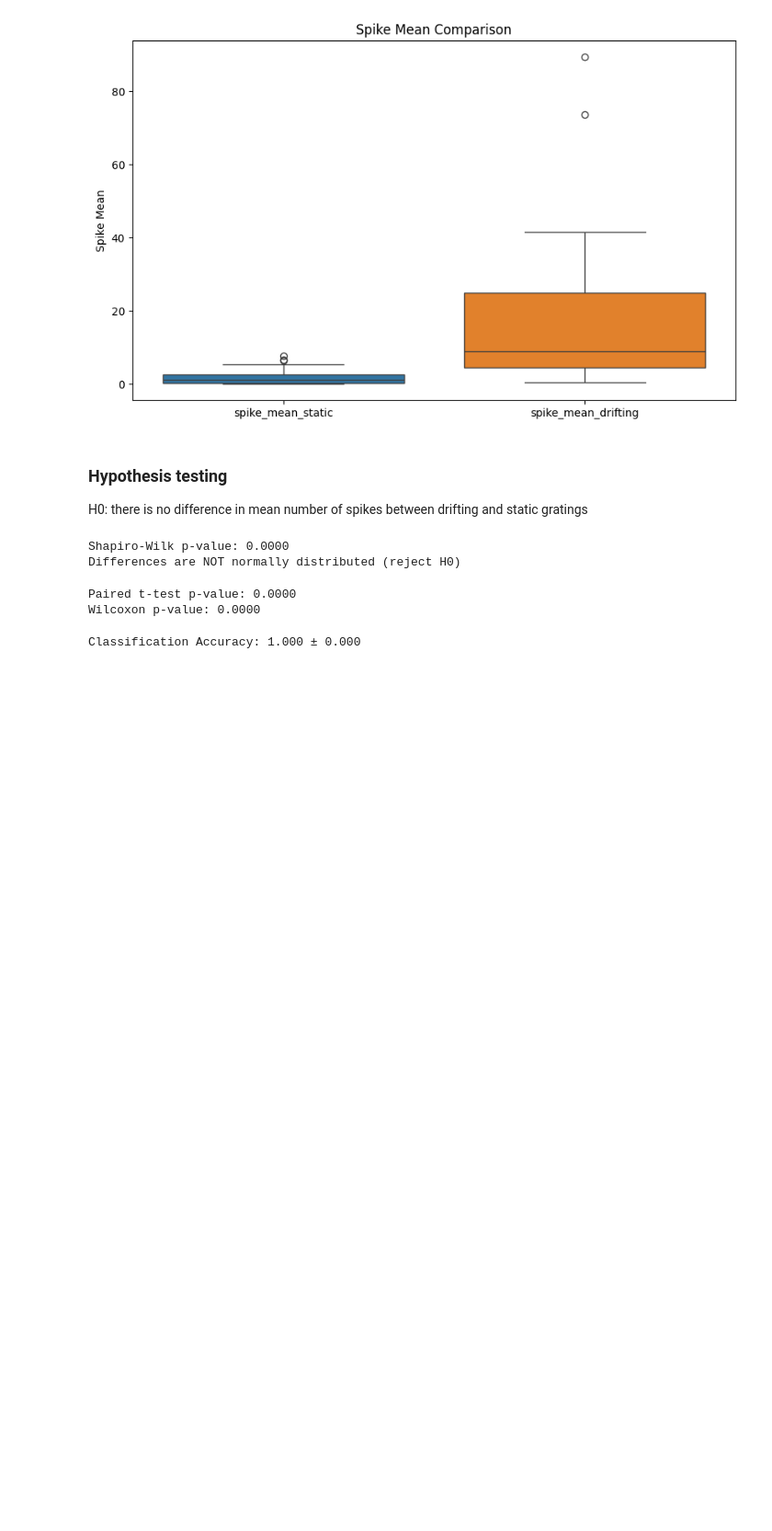
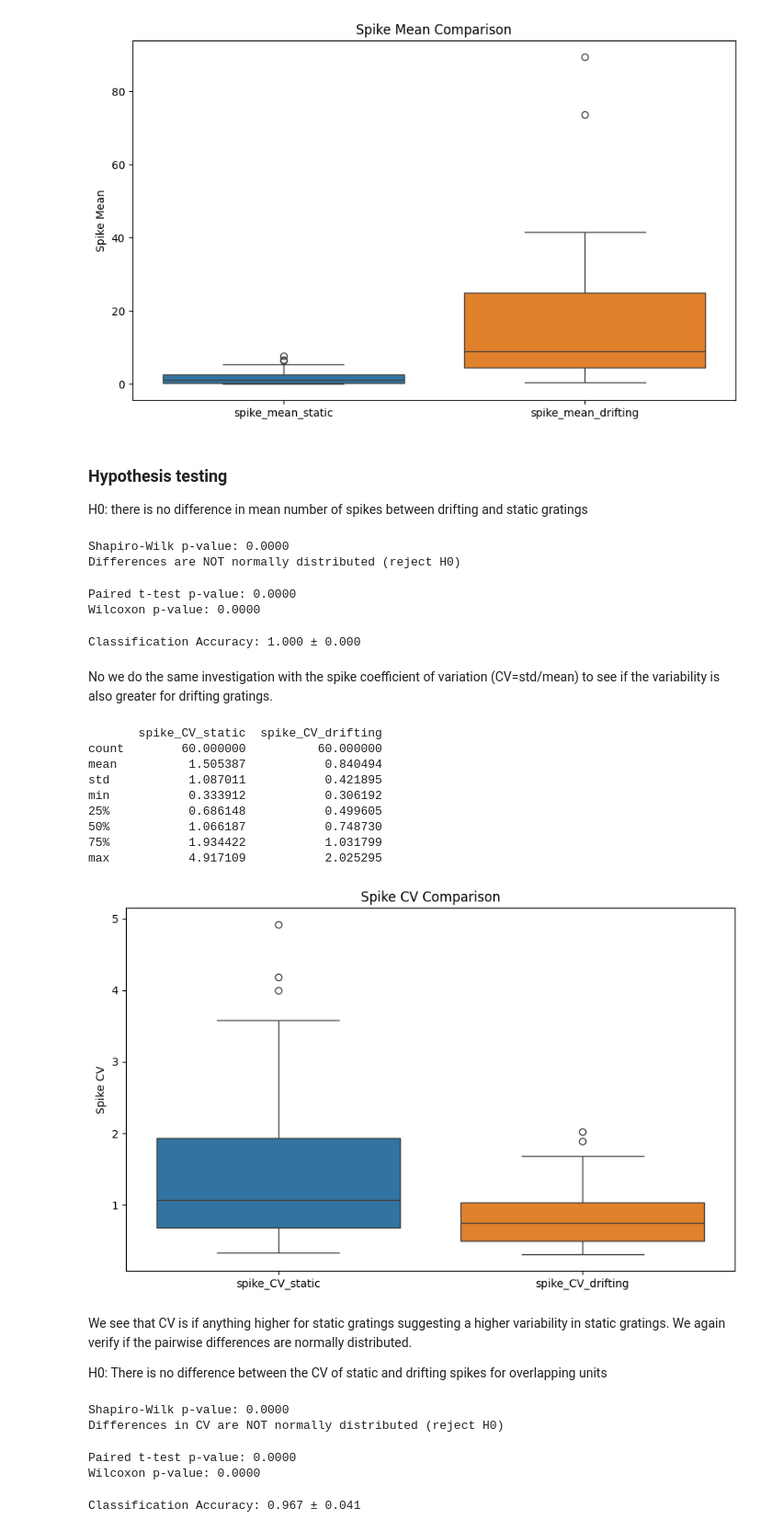
Before and after one commit to tebe-nigrelli/MMN-Group-Project, a Jupyter notebook: spike_count_analysis.ipynb, the cells around one changed output. Shown: that part at 92% size. Drawn from its saved outputs; the diff is of its cells as text; code cells hidden in the pictures; blank space fills up the shorter version.

Commit message:
Added to spike_count_analysis building on Utku

```diff
--- a/spike_count_analysis.ipynb
+++ b/spike_count_analysis.ipynb
@@ -223,3 +231,75 @@ scores = cross_val_score(clf, X, y, cv=5)
 print(f"Classification Accuracy: {np.mean(scores):.3f} ± {np.std(scores):.3f}")
 # %% [output]
 Classification Accuracy: 1.000 ± 0.000
+# %% [markdown]
+No we do the same investigation with the spike coefficient of variation (CV=std/mean) to see if the variability is also greater for drifting gratings.
+# %%
+merged_spikes_var = merged_spikes.copy()
+
+# Calculate the coefficient of variation (CV) for static and drifting conditions
+merged_spikes_var['spike_CV_static'] = merged_spikes_var['spike_std_static'] / merged_spikes_var['spike_mean_static']
+merged_spikes_var['spike_CV_drifting'] = merged_spikes_var['spike_std_drifting'] / merged_spikes_var['spike_mean_drifting']
+
+# Summary statistics
+print(merged_spikes_var[['spike_CV_static', 'spike_CV_drifting']].describe())
+
+# Boxplot
+plt.figure(figsize=(10, 6))
+sns.boxplot(data=merged_spikes_var[['spike_CV_static', 'spike_CV_drifting']])
+plt.title('Spike CV Comparison')
+plt.ylabel('Spike CV')
+plt.show()
+# %% [output]
+       spike_CV_static  spike_CV_drifting
+count        60.000000          60.000000
+mean          1.505387           0.840494
+std           1.087011           0.421895
+min           0.333912           0.306192
+25%           0.686148           0.499605
+50%           1.066187           0.748730
+75%           1.934422           1.031799
+max           4.917109           2.025295
+[figure, added]
+# %% [markdown]
+We see that CV is if anything higher for static gratings suggesting a higher variability in static gratings. We again verify if the pairwise differences are normally distributed.
+
+H0: There is no difference between the CV of static and drifting spikes for overlapping units
+# %%
+# Shapiro-Wilk test for normality
+
+merged_spikes_var['diff_CV'] = merged_spikes_var['spike_CV_static'] - merged_spikes_var['spike_CV_drifting']
+
+shapiro_stat, shapiro_p = stats.shapiro(merged_spikes_var['diff_CV'])
+print(f"Shapiro-Wilk p-value: {shapiro_p:.4f}")
+
+# we select alpha as 0.05
+alpha = 0.05
+if shapiro_p > alpha:
+    print("Differences in CV are normally distributed (fail to reject H0)")
+else:
+    print("Differences in CV are NOT normally distributed (reject H0)")
+# %% [output]
+Shapiro-Wilk p-value: 0.0000
+Differences in CV are NOT normally distributed (reject H0)
+# %%
+# Paired t-test (parametric)
+t_stat, t_p = stats.ttest_rel(merged_spikes_var['spike_CV_static'], merged_spikes_var['spike_CV_drifting'])
+print(f"Paired t-test p-value: {t_p:.4f}")
+
+# Wilcoxon signed-rank test (non-parametric)
+wilcoxon_stat, wilcoxon_p = stats.wilcoxon(merged_spikes_var['spike_CV_static'], merged_spikes_var['spike_CV_drifting'])
+print(f"Wilcoxon p-value: {wilcoxon_p:.4f}")
+# %% [output]
+Paired t-test p-value: 0.0000
+Wilcoxon p-value: 0.0000
+# %%
+X = merged_spikes_var[['spike_CV_static', 'spike_CV_drifting']]
+y = np.where(merged_spikes_var['spike_CV_static'] > merged_spikes_var['spike_CV_drifting'], 1, 0)  # Binary label
+
+clf = RandomForestClassifier()
+scores = cross_val_score(clf, X, y, cv=5)
+print(f"Classification Accuracy: {np.mean(scores):.3f} ± {np.std(scores):.3f}")
+
+del merged_spikes_var #Delete this to free up space
+# %% [output]
+Classification Accuracy: 0.967 ± 0.041
```
Also changed, not shown: parts of 10 cells of this notebook, 1 other file.
